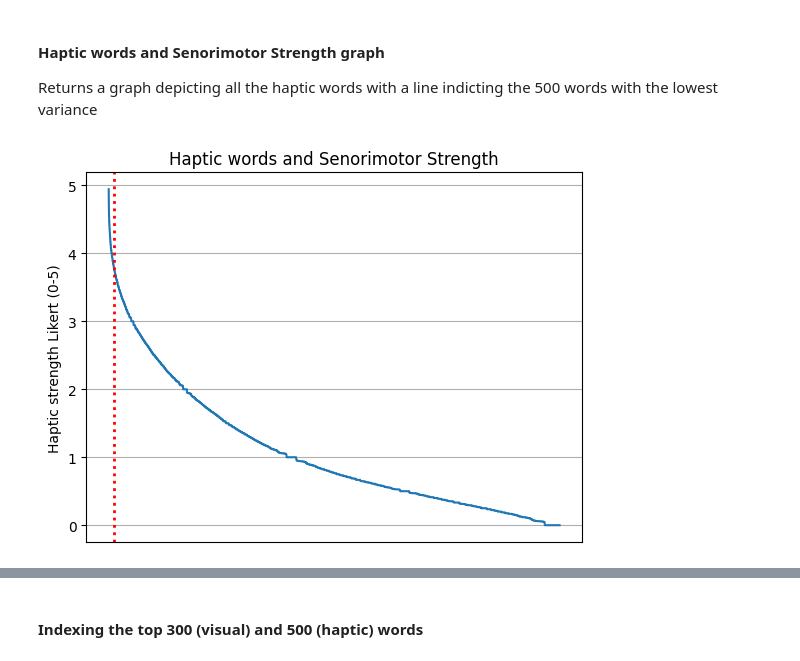
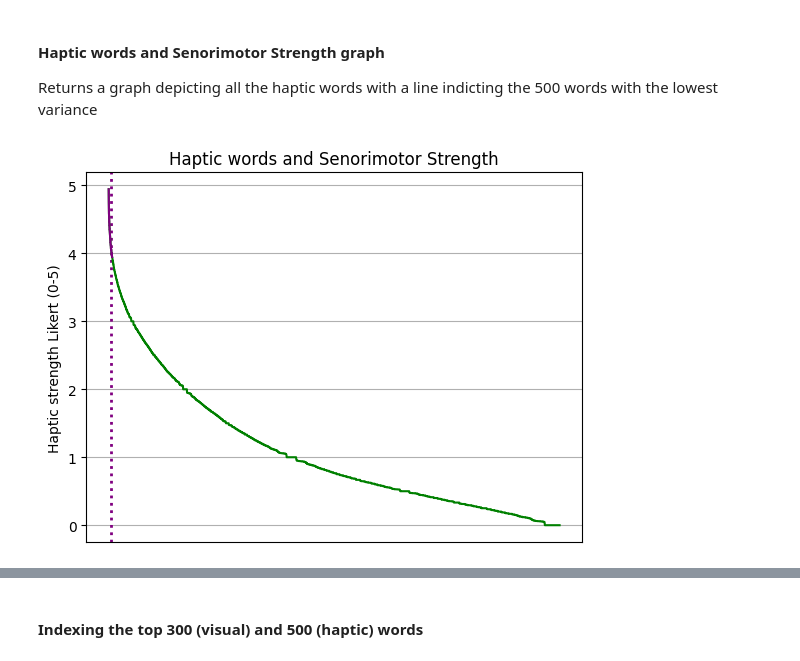
Before and after one commit to soniasola00/SpanLancasterNorm, a Jupyter notebook: Sonia3.ipynb, the cells around one changed output, grey strips where cells are left out. Saved outputs shown, nothing was run; the diff lists cells and outputs as text; code cells hidden in the pictures.

```diff
--- a/Sonia3.ipynb
+++ b/Sonia3.ipynb
@@ -361,23 +371,30 @@ plt.show()
 Returns a graph depicting all the haptic words with a line indicting the 500 words with the lowest variance
 # %%
 # defining x and y axis
-x_data = haptic_sorted["Word"]
-y_data = haptic_sorted["Haptic.mean"]
+x3_data = haptic_sorted["Word"]
+y3_data = haptic_sorted["Haptic.mean"]
+
+x4_data = haptic_subset["Word"]
+y4_data = haptic_subset["Haptic.mean"]
 
 #defining the type of plot
 fig, ax = plt.subplots()
-ax.plot(x_data, y_data)
+#ax.plot(x_data, y_data)
 
 #labling x and y axis
-ax.set(xlabel = 'Haptic Words', ylabel='Haptic strength Likert (0-5)',
-       title = 'Haptic words and Senorimotor Strength')
+ax.set(xlabel = 'Haptic Words', ylabel='Haptic strength Likert (0-5)', title = 'Haptic words and Senorimotor Strength')
 
+#set x label to false becuase it tries to print all the words
 ax.get_xaxis().set_visible(False)
+
+# show plot
 ax.grid()
 
 # add verticle line
-ax.axvline(x = 500, color = 'red', linestyle = 'dotted', linewidth = 2)
-
+ax.axvline(x = 200, color = 'purple', linestyle = 'dotted', linewidth = 2)
+# add verticle line at 300
+ax.plot(x3_data, y3_data, label="Line 1", color='green')
+ax.plot(x4_data, y4_data, label="Line 2", color='purple')
 plt.show()
 # %% [output]
-[figure, old version]
+[figure, new version]
```
Also changed, not shown: parts of 10 cells of this notebook.
